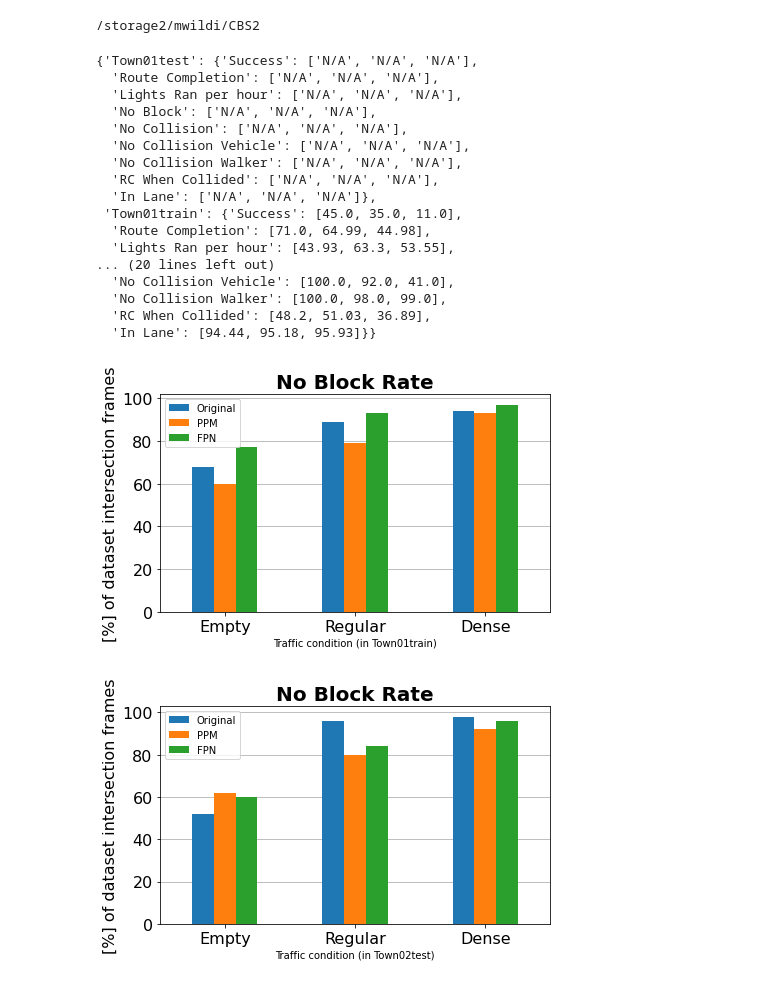
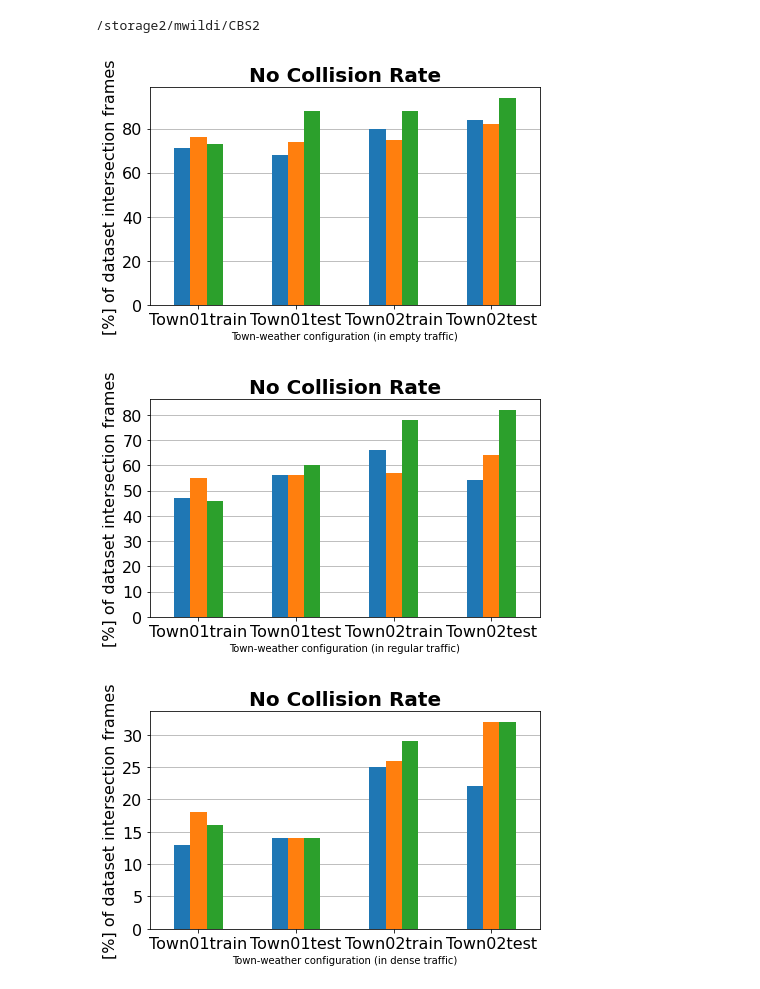
Before and after one commit to mael25/CBS2, a Jupyter notebook: Notebooks/Plot.ipynb, the cells around one changed output. Saved outputs shown, nothing was run; the diff lists cells and outputs as text; code cells hidden in the pictures.

```diff
--- a/Notebooks/Plot.ipynb
+++ b/Notebooks/Plot.ipynb
@@ -16,7 +16,7 @@ def plotter(data_per_model, main_title, legends, x_ticks, x_description, y_descr
     assert(len(x_ticks)==data_per_model.shape[1])
 
     metrics = pd.DataFrame(np.array([data_per_model[:,i] for i in range(len(x_ticks))]), columns=legends)
-    ax = metrics.plot(kind='bar', figsize=(7, 4), legend=True, fontsize=16, zorder=3)
+    ax = metrics.plot(kind='bar', figsize=(7, 4), legend=False, fontsize=16, zorder=3)
     ax.set_xlabel(x_description)
     x = np.arange(len(x_ticks))
     ax.set_xticks(x)
@@ -39,7 +39,7 @@ def parse_results(path):
         10: 'test', 14: 'test',
     }
     #METRICS = ['sr', 'rc', 'l', 'nb', 'nc', 'ncv', 'ncw', 'rcwc']
-    METRICS = ['Success', 'Route Completion', 'Lights Ran per hour', 'No Block', 'No Collision', 'No Collision Vehicle', 'No Collision Walker', 'RC When Collided', 'In Lane']
+    METRICS = ['Success', 'Route Completion', 'Lights Ran per hour', 'No Block', 'No Collision', 'No Collision Vehicle', 'No Collision Walker', 'No Collision Obstacle', 'RC When Collided', 'In Lane']
 
     finished = defaultdict(lambda: [])
 
@@ -92,12 +92,17 @@ def parse_results(path):
                         stat[traffic_idx] = np.round(100*collision_vehicle.count('SUCCESS')/len(collision_vehicle), 2)
                     elif metric == 'No Collision Walker': # No Collision walker
                         stat[traffic_idx] = np.round(100*collision_walker.count('SUCCESS')/len(collision_walker), 2)
+                    elif metric == 'No Collision Obstacle': # In Lane
+                        stat[traffic_idx] = np.round(100 - 100*(collision.count('FAILURE')/len(collision) -
+                                                               collision_vehicle.count('FAILURE')/len(collision_vehicle) -
+                                                               collision_walker.count('FAILURE')/len(collision_walker)), 2)
                     elif metric == 'RC When Collided': # Route completion when collided
                         collided = [True if x=='FAILURE' else False for x in collision]
                         stat[traffic_idx] = np.round(np.mean(np.array(route_completion)[collided]), 2)
                     elif metric == 'In Lane': # In Lane
                         stat[traffic_idx] = np.round(100 - np.mean(outside_lane), 2)
 
+
                 all_stats[town+weather_set][metric] = stat
 
     return all_stats
@@ -105,57 +110,38 @@ def parse_results(path):
 original=parse_results('results/final/nc_original')
 ppm=parse_results('results/final/nc_ppm')
 fpn=parse_results('results/final/nc_fpn')
-# %%
-fpn
-# %% [output]
-{'Town01test': {'Success': ['N/A', 'N/A', 'N/A'],
-  'Route Completion': ['N/A', 'N/A', 'N/A'],
-  'Lights Ran per hour': ['N/A', 'N/A', 'N/A'],
-  'No Block': ['N/A', 'N/A', 'N/A'],
-  'No Collision': ['N/A', 'N/A', 'N/A'],
-  'No Collision Vehicle': ['N/A', 'N/A', 'N/A'],
-  'No Collision Walker': ['N/A', 'N/A', 'N/A'],
-  'RC When Collided': ['N/A', 'N/A', 'N/A'],
-  'In Lane': ['N/A', 'N/A', 'N/A']},
- 'Town01train': {'Success': [45.0, 35.0, 11.0],
-  'Route Completion': [71.0, 64.99, 44.98],
-  'Lights Ran per hour': [43.93, 63.3, 53.55],
-... (20 lines left out)
-  'No Collision Vehicle': [100.0, 92.0, 41.0],
-  'No Collision Walker': [100.0, 98.0, 99.0],
-  'RC When Collided': [48.2, 51.03, 36.89],
-  'In Lane': [94.44, 95.18, 95.93]}}
 # %%
-#['Success', 'Route Completion', 'Lights Ran per hour', 'No Block', 'No Collision', 'No Collision Vehicle', 'No Collision Walker', 'RC When Collided']
+#['Success', 'Route Completion', 'Lights Ran per hour', 'No Block', 'No Collision', 'No Collision Vehicle', 'No Collision Walker', 'No Collision Obstacle', 'RC When Collided', 'In Lane']
 main_title = 'Directional command at intersection'
 y_description = '[%] of dataset intersection frames'
 savepath = 'Notebooks/plots/dataset/dataset_cmd.png'
-plot_metric='No Block'
-plot_type=0
+plot_metric='No Collision'
+plot_type=1
 # %%
 legends = ['Original', 'PPM', 'FPN']
-CONFIGS = ['Town01train', 'Town02test']
+CONFIGS = ['Town01train', 'Town01test', 'Town02train', 'Town02test']
 TRAFFICS = ['empty', 'regular', 'dense']
 #Comparison according to traffic
 if plot_type == 0:
     for plot_config in CONFIGS:
         x_ticks = ['Empty', 'Regular', 'Dense']
         x_description = 'Traffic condition (in '+plot_config+')'
         data_original = original[plot_config][plot_metric]
         data_ppm = ppm[plot_config][plot_metric]
         data_fpn = fpn[plot_config][plot_metric]
         data_per_model = np.vstack((data_original, data_ppm, data_fpn))
         plotter(data_per_model, plot_metric+' Rate', legends, x_ticks, x_description, y_description, savepath)
 #Comparison according to train/test
 else:
     for plot_traffic in TRAFFICS:
-        x_ticks = ['Train', 'Test']
-        x_description = 'Town and weather configuration (in '+plot_traffic+' traffic)'
-        data_original = [original[config][plot_metric][traffics.index(plot_traffic)] for config in configs]
-        data_ppm = [ppm[config][plot_metric][traffics.index(plot_traffic)] for config in configs]
-        data_fpn = [fpn[config][plot_metric][traffics.index(plot_traffic)] for config in configs]
+        x_ticks = CONFIGS
+        x_description = 'Town-weather configuration (in '+plot_traffic+' traffic)'
+        data_original = [original[config][plot_metric][TRAFFICS.index(plot_traffic)] for config in CONFIGS]
+        data_ppm = [ppm[config][plot_metric][TRAFFICS.index(plot_traffic)] for config in CONFIGS]
+        data_fpn = [fpn[config][plot_metric][TRAFFICS.index(plot_traffic)] for config in CONFIGS]
         data_per_model = np.vstack((data_original, data_ppm, data_fpn))
         plotter(data_per_model, plot_metric+' Rate', legends, x_ticks, x_description, y_description, savepath)
 # %% [output]
-[figure, old version]
+[figure, new version]
-[figure, old version]
+[figure, new version]
+[figure, added]
```
Also changed, not shown: parts of 1 cell of this notebook, 3 other files.
